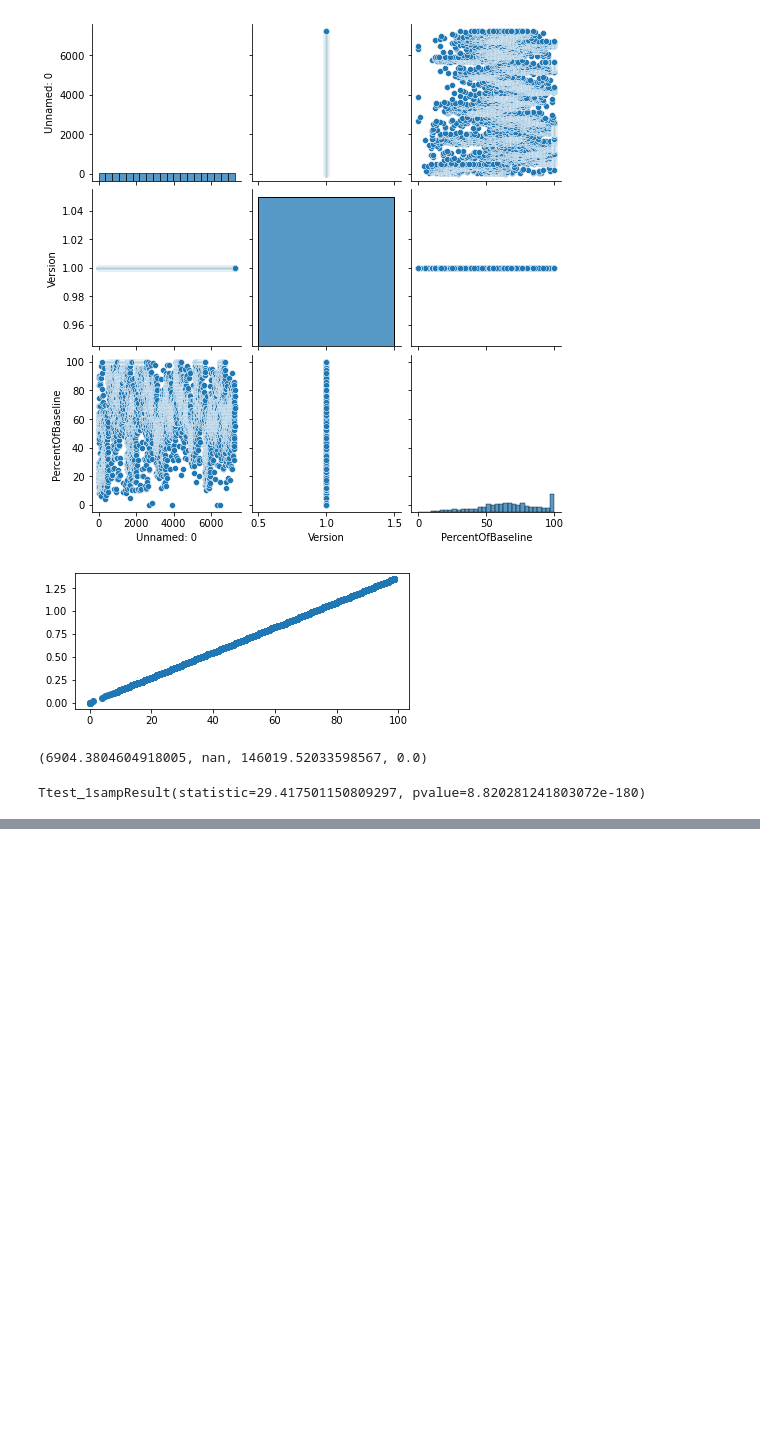
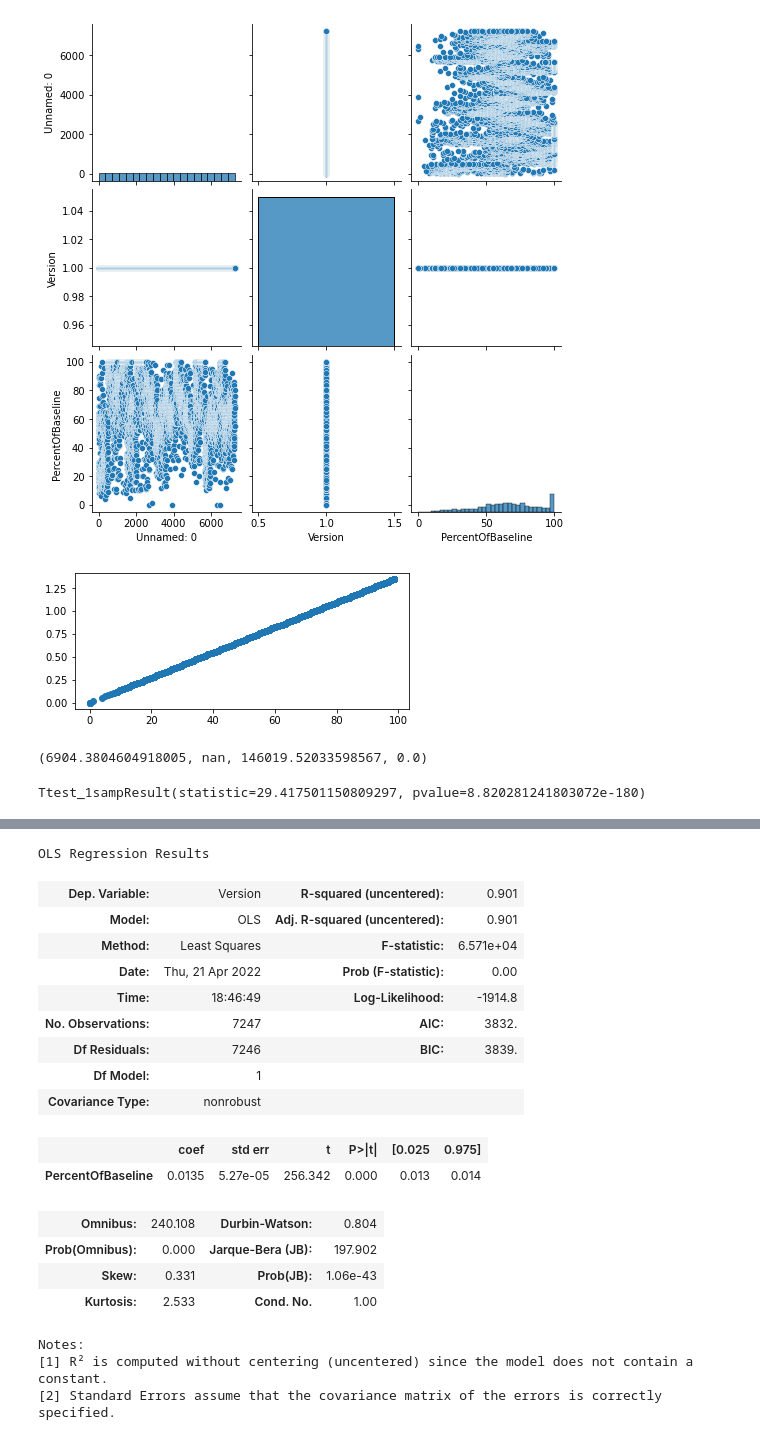
Before and after one commit to Team-Dynamite/Project-TNT, a Jupyter notebook: Notebooks/covid-airport.ipynb, the cells around one changed output, grey strips where cells are left out. Drawn from its saved outputs; the diff is of its cells as text; code cells hidden in the pictures; blank space fills up the shorter version.

```diff
--- a/Notebooks/covid-airport.ipynb
+++ b/Notebooks/covid-airport.ipynb
@@ -82,0 +119,22 @@ TypeError: object of type 'RegressionResultsWrapper' has no len()
+# %%
+model.summary()
+# %% [output]
+OLS Regression Results
+| Dep. Variable: | Version | R-squared (uncentered): | 0.901 |
+| Model: | OLS | Adj. R-squared (uncentered): | 0.901 |
+| Method: | Least Squares | F-statistic: | 6.571e+04 |
+| Date: | Thu, 21 Apr 2022 | Prob (F-statistic): | 0.00 |
+| Time: | 18:46:49 | Log-Likelihood: | -1914.8 |
+| No. Observations: | 7247 | AIC: | 3832. |
+| Df Residuals: | 7246 | BIC: | 3839. |
+| Df Model: | 1 |  |  |
+| Covariance Type: | nonrobust |  |  |
+|  | coef | std err | t | P>|t| | [0.025 | 0.975] |
+| PercentOfBaseline | 0.0135 | 5.27e-05 | 256.342 | 0.000 | 0.013 | 0.014 |
+| Omnibus: | 240.108 | Durbin-Watson: | 0.804 |
+| Prob(Omnibus): | 0.000 | Jarque-Bera (JB): | 197.902 |
+| Skew: | 0.331 | Prob(JB): | 1.06e-43 |
+| Kurtosis: | 2.533 | Cond. No. | 1.00 |
+Notes:
+[1] R² is computed without centering (uncentered) since the model does not contain a constant.
+[2] Standard Errors assume that the covariance matrix of the errors is correctly specified.
```
Also changed, not shown: parts of 5 cells of this notebook.
